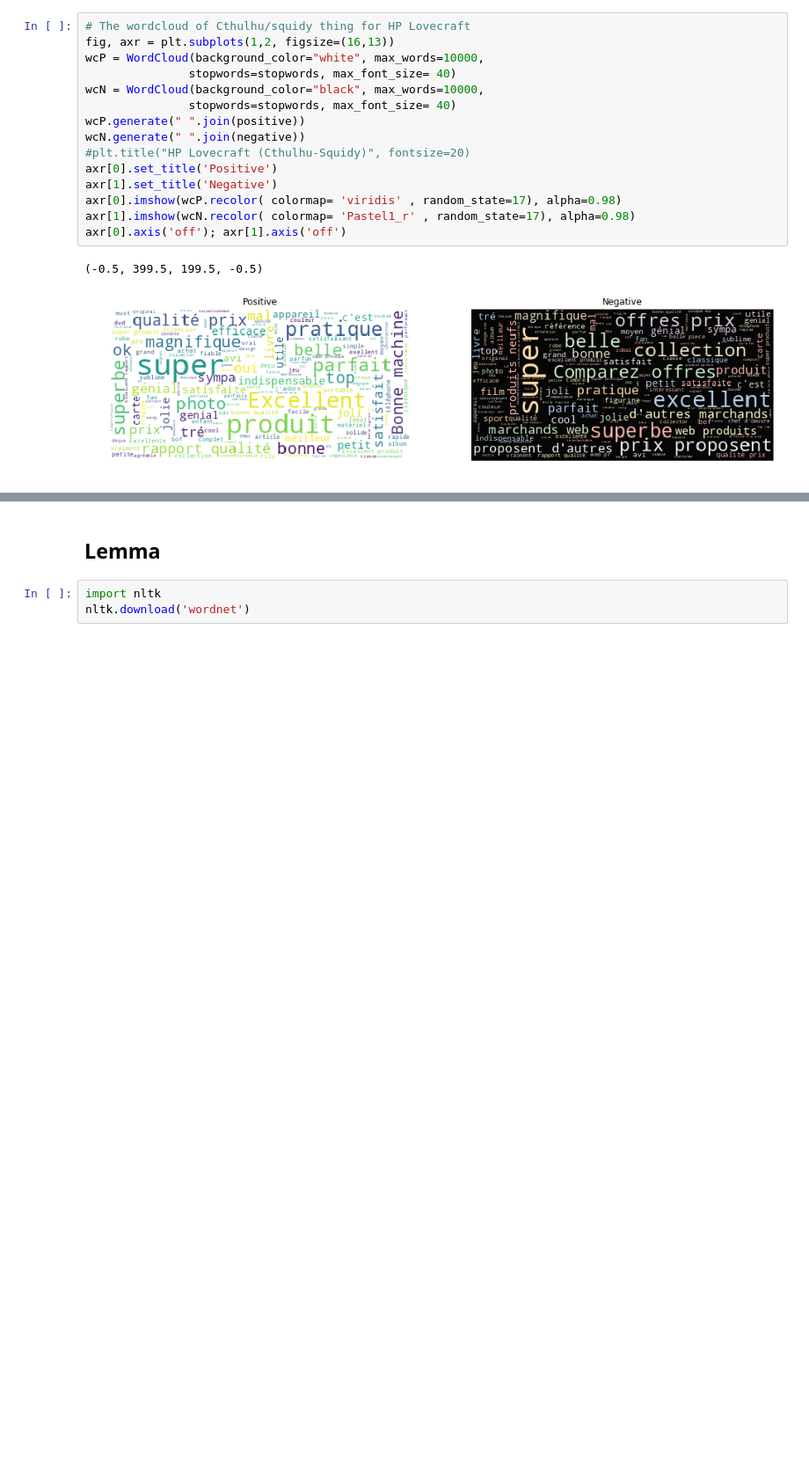
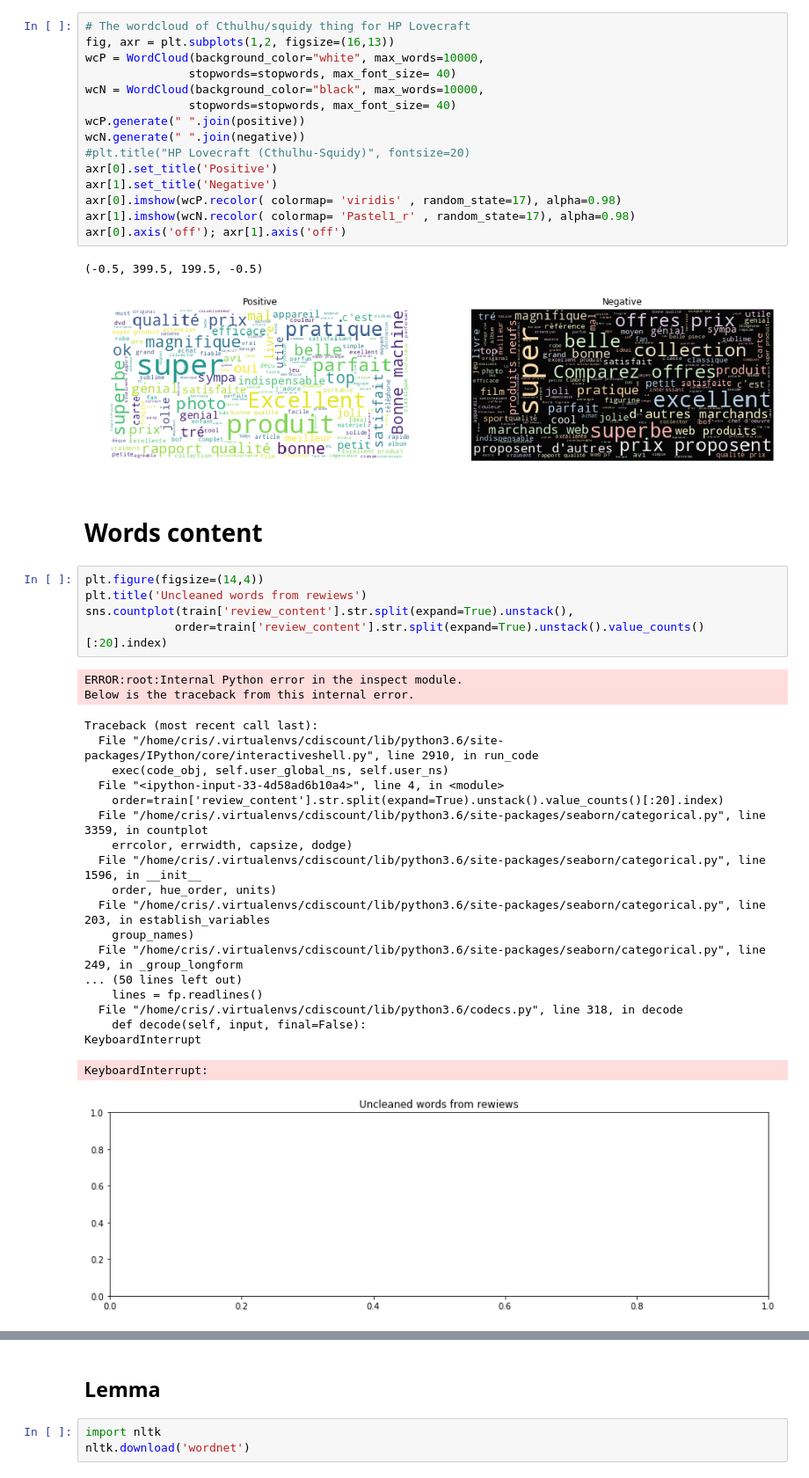
Before and after one commit to cristianpb/priceminister, a Jupyter notebook: notebooks/01-Exploration.ipynb, the cells around one changed output, grey strips where cells are left out. Shown at 88% size. Cells and saved outputs as stored; diff of their text form; blank space fills up the shorter version.

```diff
--- a/notebooks/01-Exploration.ipynb
+++ b/notebooks/01-Exploration.ipynb
@@ -118,3 +119,32 @@ axr[0].axis('off'); axr[1].axis('off')
 # %% [output]
 (-0.5, 399.5, 199.5, -0.5)
 [figure]
+# %% [markdown]
+# Words content
+# %%
+plt.figure(figsize=(14,4))
+plt.title('Uncleaned words from rewiews')
+sns.countplot(train['review_content'].str.split(expand=True).unstack(),
+             order=train['review_content'].str.split(expand=True).unstack().value_counts()[:20].index)
+# %% [output]
+ERROR:root:Internal Python error in the inspect module.
+Below is the traceback from this internal error.
+Traceback (most recent call last):
+  File "/home/cris/.virtualenvs/cdiscount/lib/python3.6/site-packages/IPython/core/interactiveshell.py", line 2910, in run_code
+    exec(code_obj, self.user_global_ns, self.user_ns)
+  File "<ipython-input-33-4d58ad6b10a4>", line 4, in <module>
+    order=train['review_content'].str.split(expand=True).unstack().value_counts()[:20].index)
+  File "/home/cris/.virtualenvs/cdiscount/lib/python3.6/site-packages/seaborn/categorical.py", line 3359, in countplot
+    errcolor, errwidth, capsize, dodge)
+  File "/home/cris/.virtualenvs/cdiscount/lib/python3.6/site-packages/seaborn/categorical.py", line 1596, in __init__
+    order, hue_order, units)
+  File "/home/cris/.virtualenvs/cdiscount/lib/python3.6/site-packages/seaborn/categorical.py", line 203, in establish_variables
+    group_names)
+  File "/home/cris/.virtualenvs/cdiscount/lib/python3.6/site-packages/seaborn/categorical.py", line 249, in _group_longform
+... (50 lines left out)
+    lines = fp.readlines()
+  File "/home/cris/.virtualenvs/cdiscount/lib/python3.6/codecs.py", line 318, in decode
+    def decode(self, input, final=False):
+KeyboardInterrupt
+KeyboardInterrupt:
+[figure, added]
```
Also changed, not shown: parts of 18 cells of this notebook, 5 other files.
